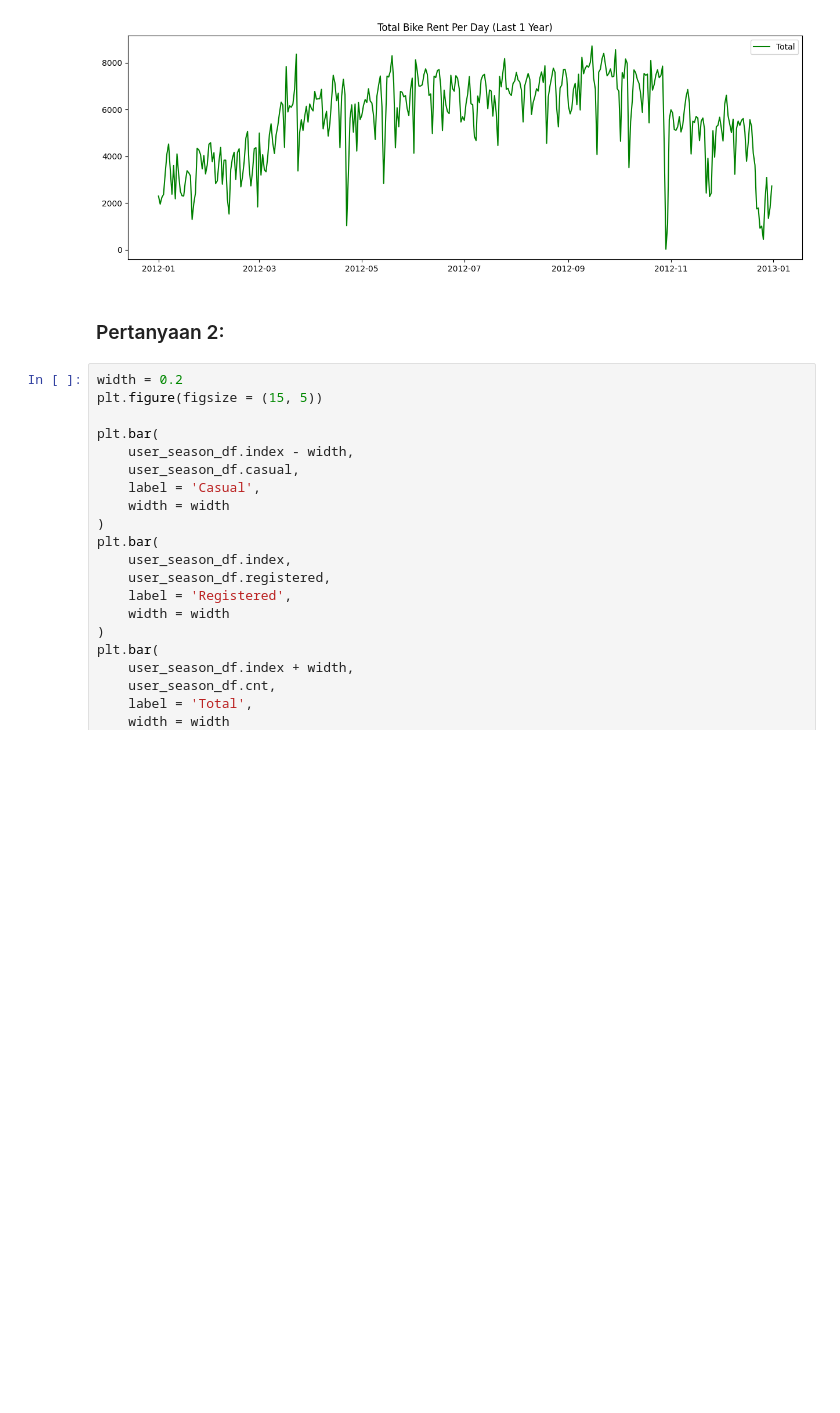
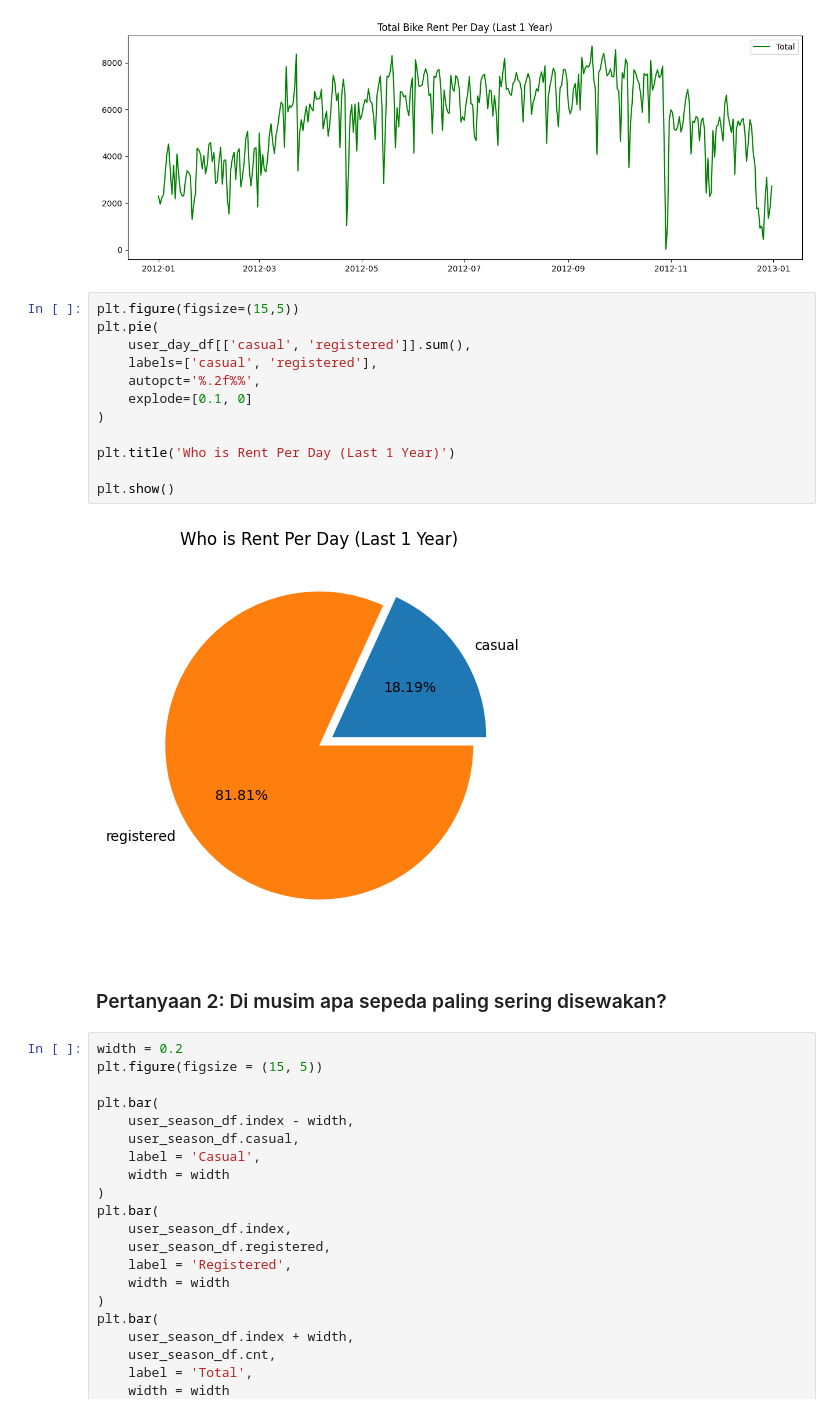
Before and after one commit to gdaffa/dicoding-machine-learning, a Jupyter notebook: Belajar Analisis Data dengan Python/analisa.ipynb, the cells around one changed output. Drawn from its saved outputs; the diff is of its cells as text; blank space fills up the shorter version.

```diff
--- a/Belajar Analisis Data dengan Python/analisa.ipynb
+++ b/Belajar Analisis Data dengan Python/analisa.ipynb
@@ -417,8 +757,22 @@ plt.legend()
 plt.show()
 # %% [output]
 [figure]
+# %%
+plt.figure(figsize=(15,5))
+plt.pie(
+    user_day_df[['casual', 'registered']].sum(),
+    labels=['casual', 'registered'],
+    autopct='%.2f%%',
+    explode=[0.1, 0]
+)
+
+plt.title('Who is Rent Per Day (Last 1 Year)')
+
+plt.show()
+# %% [output]
+[figure, added]
 # %% [markdown]
-### Pertanyaan 2:
+### Pertanyaan 2: Di musim apa sepeda paling sering disewakan?
 # %%
 width = 0.2
 plt.figure(figsize = (15, 5))
```
Also changed, not shown: parts of 68 cells of this notebook, 3 other files.
